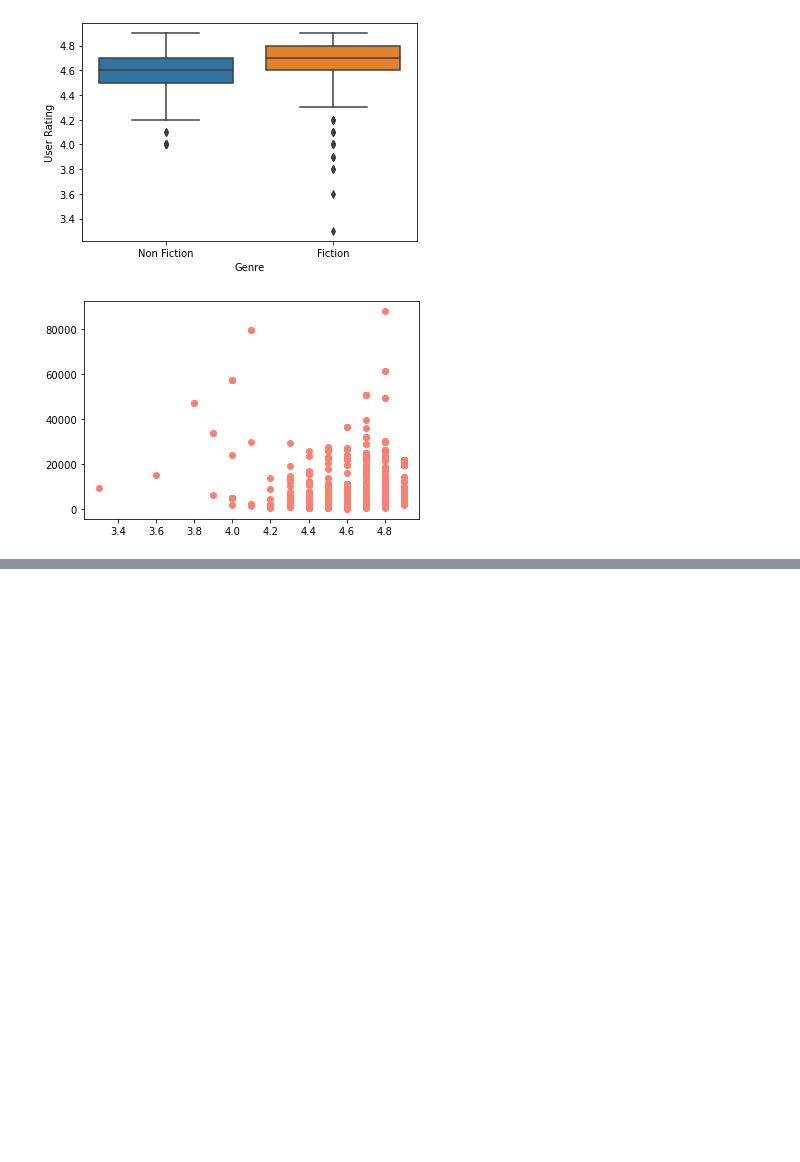
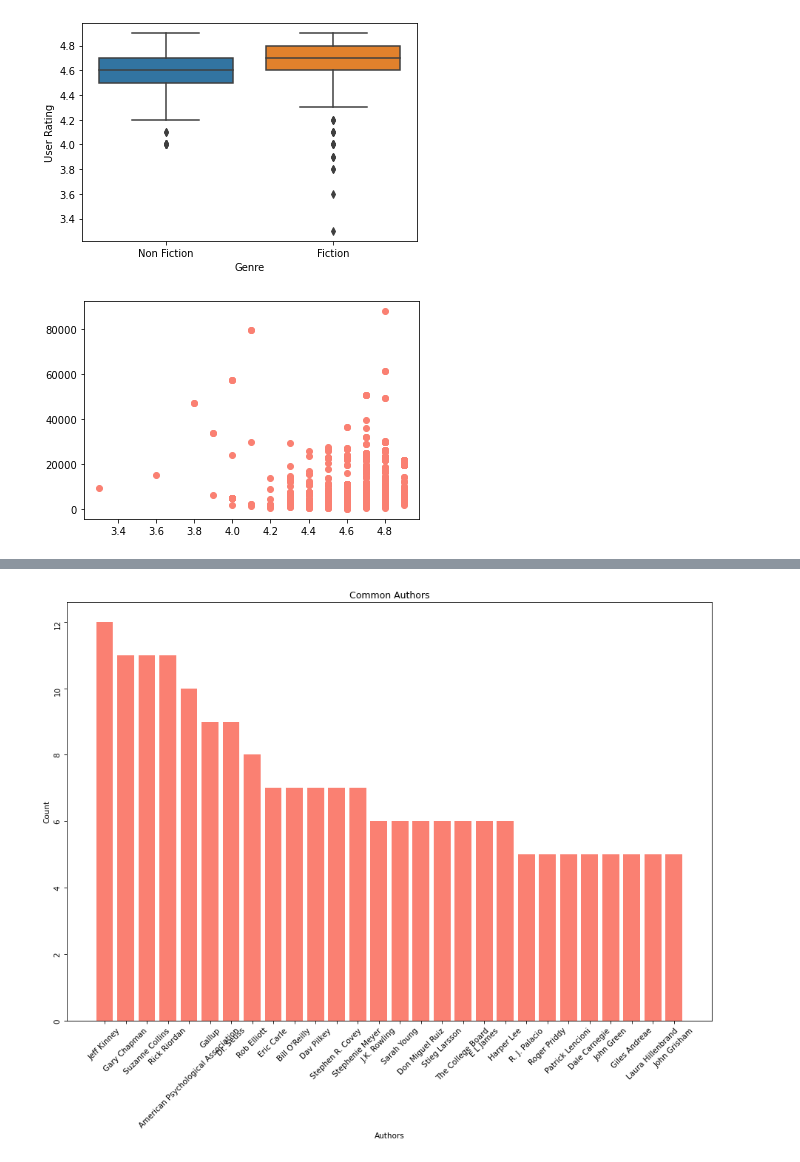
Before and after one commit to Charles2005/Amazon-Bestselling-Books-EDA, a Jupyter notebook: Files/Amazon-Top-Books-EDA.ipynb, the cells around one changed output, grey strips where cells are left out. Saved outputs shown, nothing was run; the diff lists cells and outputs as text; code cells hidden in the pictures; blank space fills up the shorter version.

Commit message:
Added visualization for Common authors

```diff
--- a/Files/Amazon-Top-Books-EDA.ipynb
+++ b/Files/Amazon-Top-Books-EDA.ipynb
@@ -101,5 +101,6 @@ df[df["User Rating"] < 4]
 # %% [markdown]
 ## Q3: Common Authors
 # %%
-df["Author"].value_counts()
+common_authors = df.groupby("Author").count().reset_index().sort_values("Name", ascending=False).head(28)
+common_authors
 # %% [output]
@@ -210,0 +221,10 @@ plt.scatter(x=df["User Rating"], y=df["Reviews"], c="salmon");
+# %%
+fig = plt.figure(figsize=(15, 10), dpi = 75)
+plt.bar(common_authors["Author"], common_authors["Name"], color=["salmon"])
+plt.title("Common Authors")
+plt.ylabel("Count")
+plt.xlabel("Authors")
+plt.xticks(rotation=45);
+plt.yticks(rotation=90);
+# %% [output]
+[figure, added]
```
Also changed, not shown: parts of 2 cells of this notebook.
